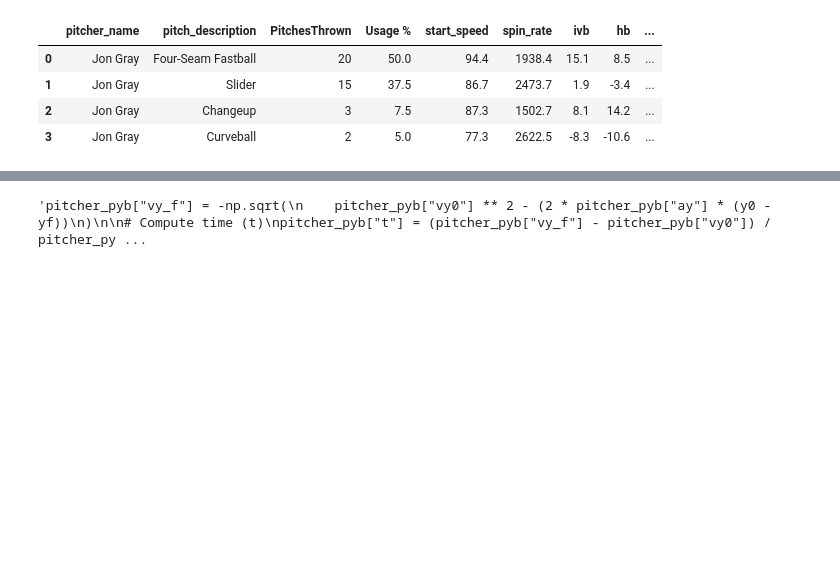
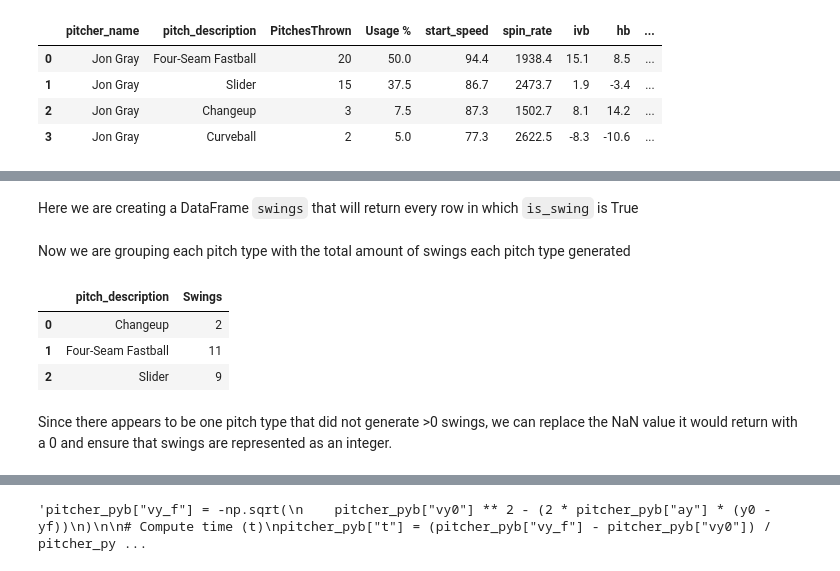
Before and after one commit to CarsonHallford/PitcherData, a Jupyter notebook: MLB_Scraper_Pitcher_Data.ipynb, the cells around one changed output, grey strips where cells are left out. Cells and saved outputs as stored; diff of their text form; code cells hidden in the pictures; blank space fills up the shorter version.

```diff
--- a/MLB_Scraper_Pitcher_Data.ipynb
+++ b/MLB_Scraper_Pitcher_Data.ipynb
@@ -473,0 +488,35 @@ pitch_type_counts
+# %%
+pitcher_pyb = df_pyb[
+    [
+        "game_id",
+        "game_date",
+        "pitcher_name",
+        "pitch_description",
+        "start_speed",
+        "spin_rate",
+        "ivb",
+        "hb",
+        "z0",
+        "x0",
+        "is_whiff",
+        "is_swing"
+    ]
+]
+# %% [markdown]
+Here we are creating a DataFrame `swings` that will return every row in which `is_swing` is True
+# %%
+swings = pitcher_pyb[pitcher_pyb["is_swing"] == True]
+# %% [markdown]
+Now we are grouping each pitch type with the total amount of swings each pitch type generated
+# %%
+pitch_type_swing = (
+    swings.groupby("pitch_description").size().reset_index(name="Swings")
+)
+pitch_type_swing
+# %% [output]
+|  | pitch_description | Swings |
+| 0 | Changeup | 2 |
+| 1 | Four-Seam Fastball | 11 |
+| 2 | Slider | 9 |
+# %% [markdown]
+Since there appears to be one pitch type that did not generate >0 swings, we can replace the NaN value it would return with a 0 and ensure that swings are represented as an integer.
```
Also changed, not shown: parts of 4 cells of this notebook.
